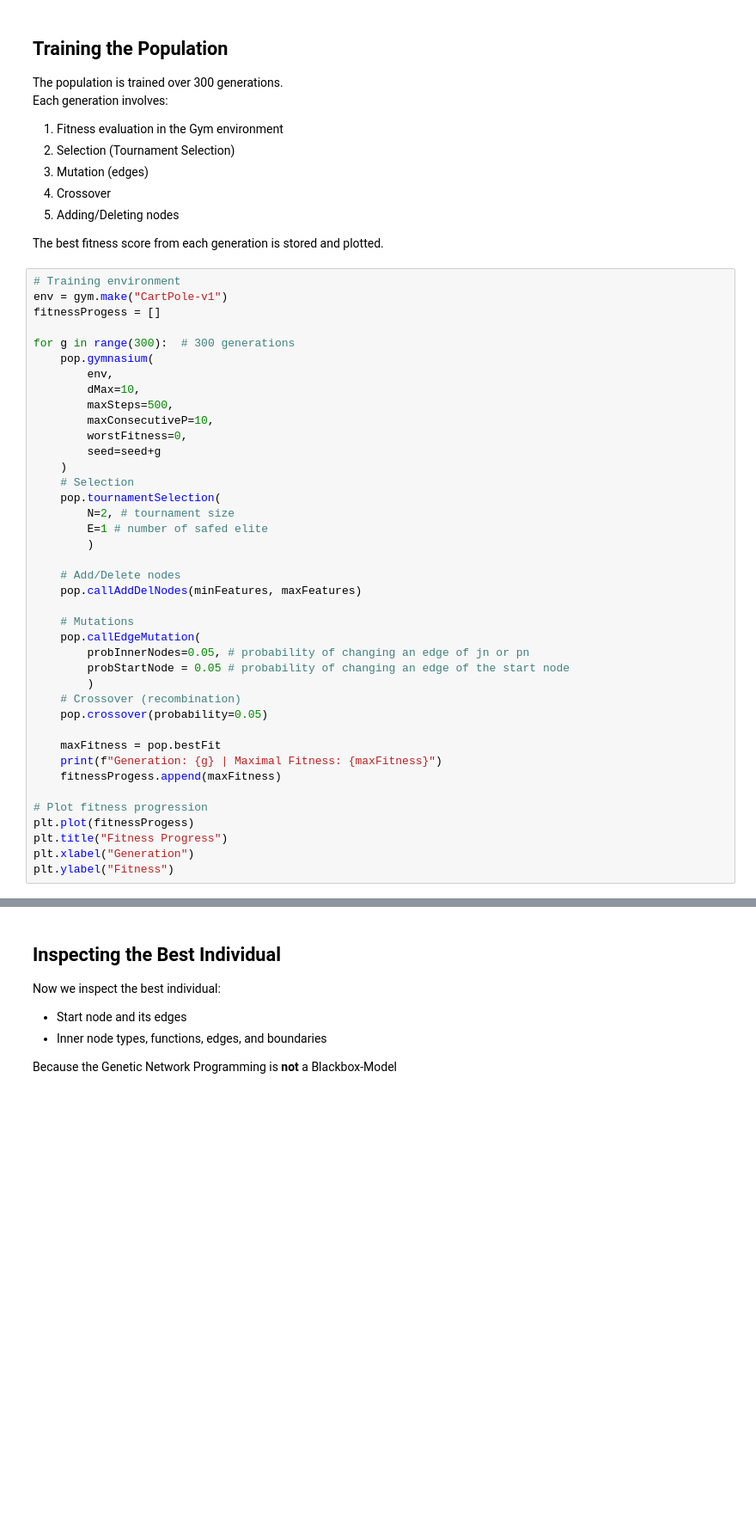
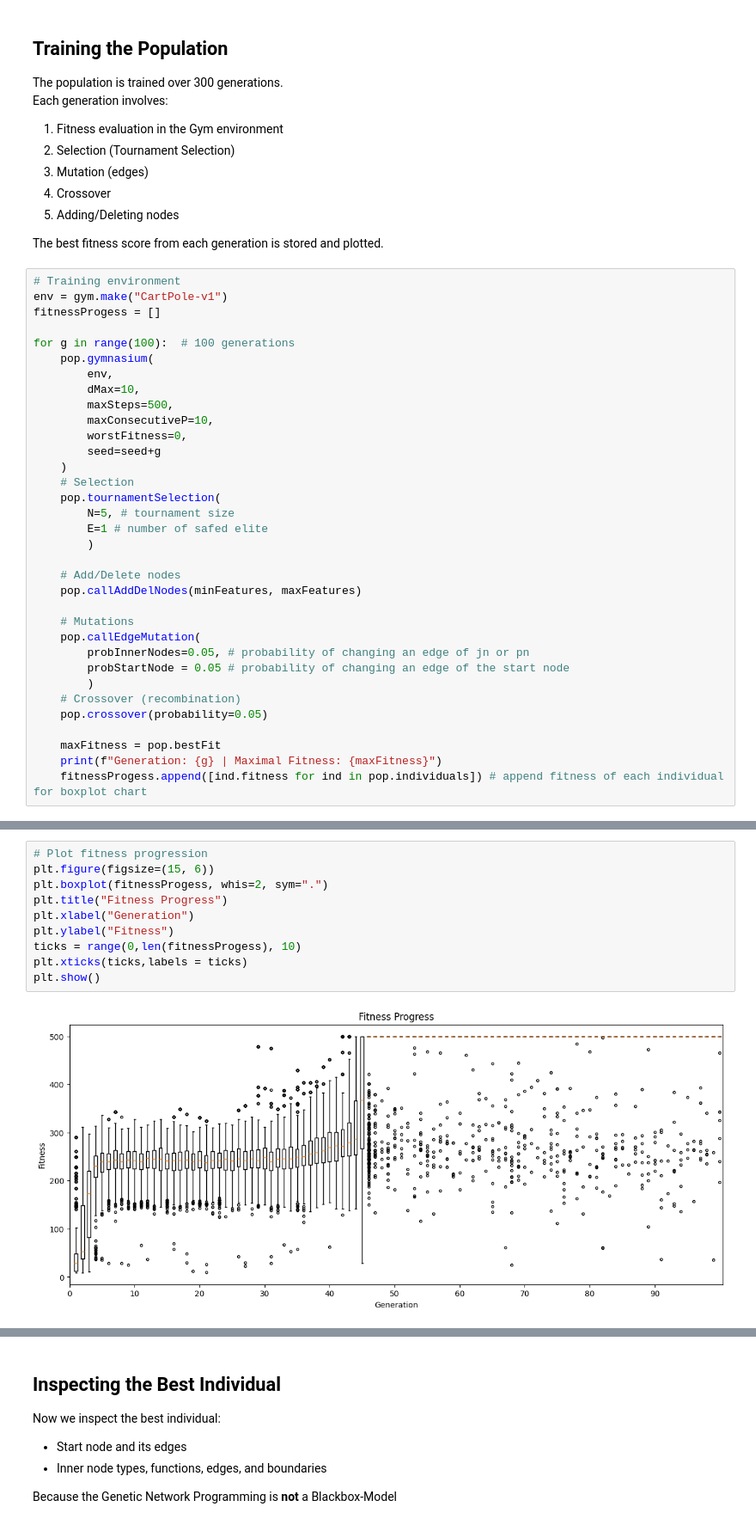
Before and after one commit to FabianKoehnke/fracnetics, a Jupyter notebook: examples/example_CartPole.ipynb, the cells around one changed output, grey strips where cells are left out. Shown: that part at 86% size. Drawn from its saved outputs; the diff is of its cells as text; blank space fills up the shorter version.

Commit message:
add network figure + boxplot in example_Cartpole.ipynb

```diff
--- a/examples/example_CartPole.ipynb
+++ b/examples/example_CartPole.ipynb
@@ -97,7 +98,7 @@ The best fitness score from each generation is stored and plotted.
 env = gym.make("CartPole-v1")
 fitnessProgess = []
 
-for g in range(300):  # 300 generations
+for g in range(100):  # 100 generations
     pop.gymnasium(
         env,
         dMax=10,
@@ -108,7 +109,7 @@ for g in range(300):  # 300 generations
     )
     # Selection
     pop.tournamentSelection(
-        N=2, # tournament size
+        N=5, # tournament size
         E=1 # number of safed elite
         )
 
@@ -125,10 +126,4 @@ for g in range(300):  # 300 generations
 
     maxFitness = pop.bestFit
     print(f"Generation: {g} | Maximal Fitness: {maxFitness}")
-    fitnessProgess.append(maxFitness)
-
-# Plot fitness progression
-plt.plot(fitnessProgess)
-plt.title("Fitness Progress")
-plt.xlabel("Generation")
-plt.ylabel("Fitness")
+    fitnessProgess.append([ind.fitness for ind in pop.individuals]) # append fitness of each individual for boxplot chart
@@ -154,0 +130,12 @@ Text(0, 0.5, 'Fitness')
+# %%
+# Plot fitness progression
+plt.figure(figsize=(15, 6))
+plt.boxplot(fitnessProgess, whis=2, sym=".")
+plt.title("Fitness Progress")
+plt.xlabel("Generation")
+plt.ylabel("Fitness")
+ticks = range(0,len(fitnessProgess), 10)
+plt.xticks(ticks,labels = ticks)
+plt.show()
+# %% [output]
+[figure, added]
```
Also changed, not shown: parts of 6 cells of this notebook.
